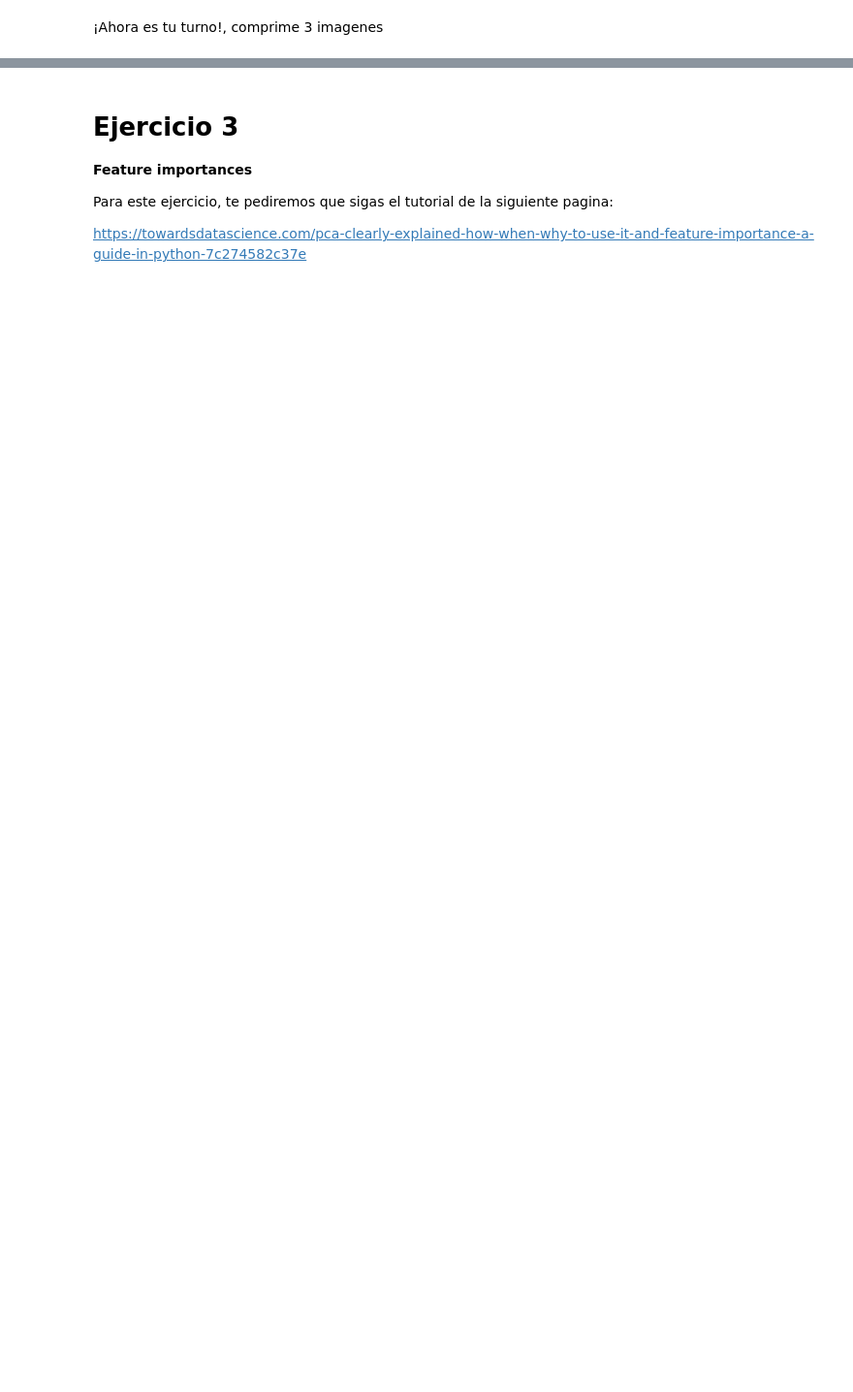
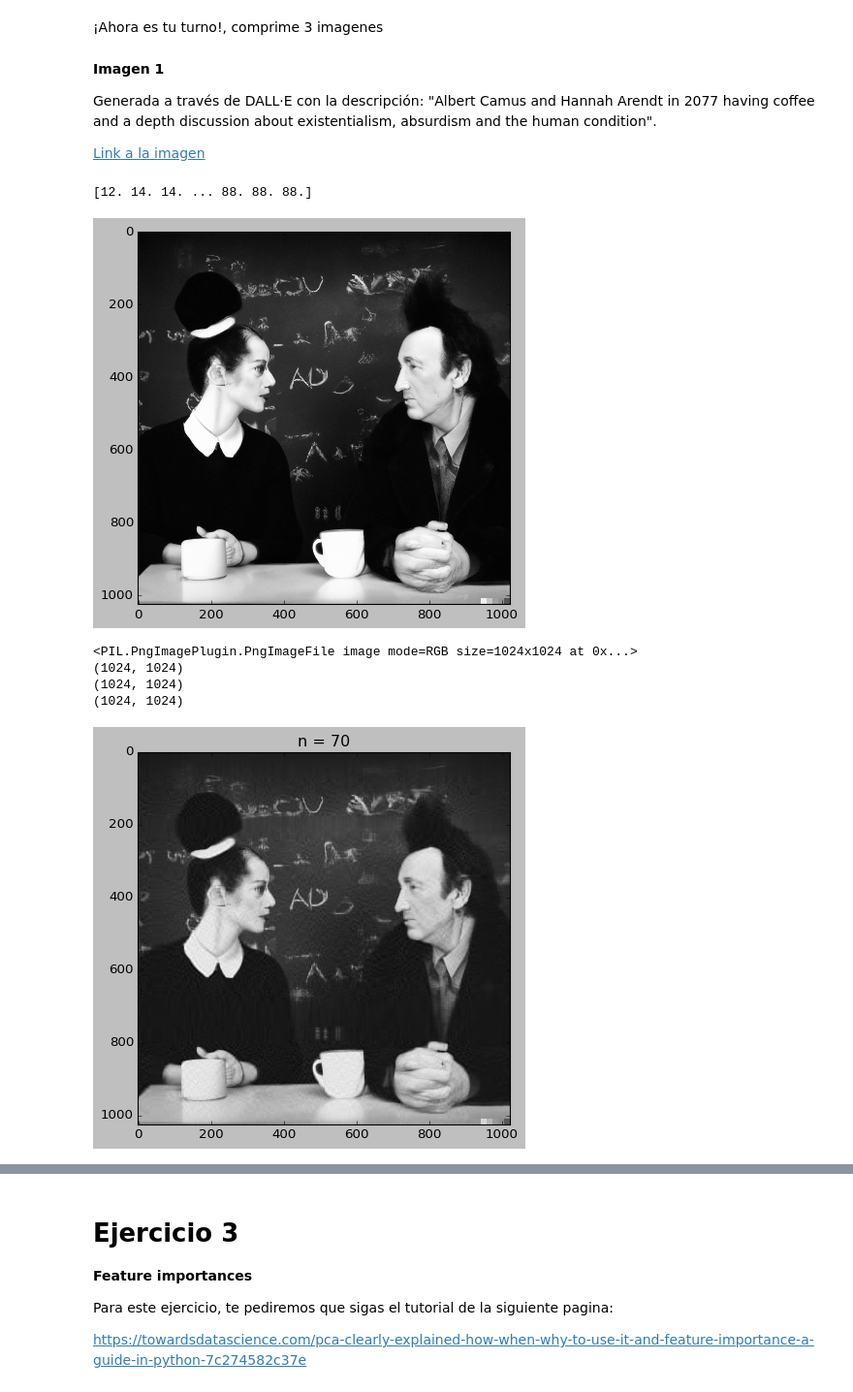
Before and after one commit to PosgradoMNA/actividades-de-aprendizaje-armandoBringas-a01200230, a Jupyter notebook: Activity_week_6/Actividad-5_Repaso/Reduccion_dimensiones.ipynb, the cells around one changed output, grey strips where cells are left out. Shown at 97% size. Saved outputs shown, nothing was run; the diff lists cells and outputs as text; code cells hidden in the pictures; blank space fills up the shorter version.

```diff
--- a/Activity_week_6/Actividad-5_Repaso/Reduccion_dimensiones.ipynb
+++ b/Activity_week_6/Actividad-5_Repaso/Reduccion_dimensiones.ipynb
@@ -332,0 +330,48 @@ print("Felicidades la imagen está comprimida")
+# %% [markdown]
+**Imagen 1**
+
+Generada a través de DALL·E con la descripción: "Albert Camus and Hannah Arendt in 2077 having coffee and a depth discussion about existentialism, absurdism and the human condition".
+
+[Link a la imagen](https://labs.openai.com/s/VssPErI5m5XG2JODP24CVRBt)
+# %%
+#imagen 1
+
+# Procesamiento de la imagen, conversión a escala de grises y a una matriz de numpy
+img = Image.open('img/DALL·E 2022-10-22 12.56.40.png')
+imggray = img.convert('LA')
+imgmat = np.array(list(imggray.getdata(band=0)),float)
+
+# Matriz de la imagen
+print(imgmat)
+
+# Ploteo de la imagen
+imgmat.shape = (imggray.size[1],imggray.size[0])
+plt.style.use('classic')
+plt.imshow(imgmat,cmap='gray')
+plt.show()
+print(img)
+
+# Computación del SVD,
+U,D,V = np.linalg.svd(imgmat)
+
+# Descripción de parámetros de la imagen
+print(imgmat.shape)
+print(U.shape)
+print(V.shape)
+
+# Factor de aproximación de 'n' a 'U, V'
+nvalue = 70
+
+# Reconstrucción de la imagen y ploteo de la imagen reconstruida
+reconstimg = np.matrix(U[:,:nvalue])*np.diag(D[:nvalue])*np.matrix(V[:nvalue,:])
+plt.title(f'n = {nvalue}')
+plt.imshow(reconstimg,cmap='gray')
+plt.show()
+# %% [output]
+[12. 14. 14. ... 88. 88. 88.]
+[figure, added]
+<PIL.PngImagePlugin.PngImageFile image mode=RGB size=1024x1024 at 0x...>
+(1024, 1024)
+(1024, 1024)
+(1024, 1024)
+[figure, added]
```
Also changed, not shown: parts of 37 cells of this notebook, 1 other file.
